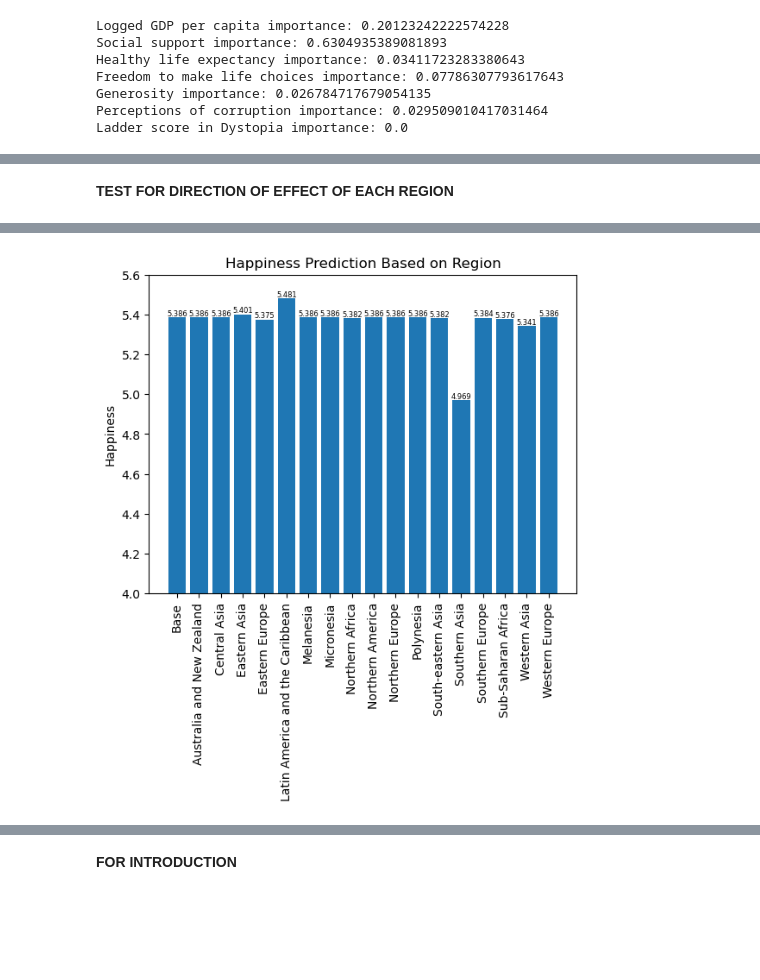
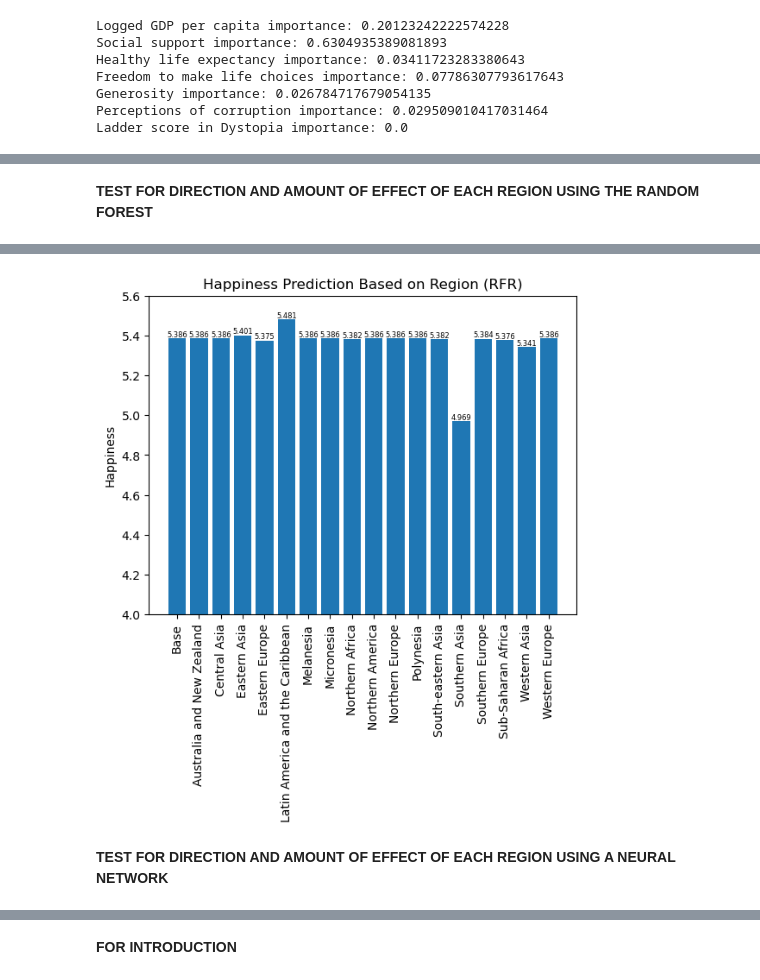
Before and after one commit to yilongsong/economy-happiness, a Jupyter notebook: analyzer.ipynb, the cells around one changed output, grey strips where cells are left out. Drawn from its saved outputs; the diff is of its cells as text; code cells hidden in the pictures; blank space fills up the shorter version.

```diff
--- a/analyzer.ipynb
+++ b/analyzer.ipynb
@@ -497,3 +501,20 @@ Freedom to make life choices importance: 0.07786307793617643
 Generosity importance: 0.026784717679054135
 Perceptions of corruption importance: 0.029509010417031464
 Ladder score in Dystopia importance: 0.0
+# %%
+labels = ['Logged GDP per capita',
+       'Social support', 'Healthy life expectancy',
+       'Freedom to make life choices', 'Generosity',
+       'Perceptions of corruption', 'Ladder score in Dystopia']
+fig, ax = plt.subplots()
+rects = ax.bar(labels, importances)
+
+for rect in rects:
+    height = rect.get_height()
+    ax.text(rect.get_x() + rect.get_width() / 2, height,
+            f'{height:.3f}', ha='center', va='bottom', fontsize=6)
+
+plt.xticks(rotation=90)
+ax.set_ylim(0, 0.65)
+plt.title("Importance of the Seven Features")
+plt.show()
@@ -535,7 +558,7 @@ Sub-Saharan Africa importance: 0.002606798968387098
 Western Asia importance: 0.0011559032845726439
 Western Europe importance: 0.00020932573444550792
 # %% [markdown]
-**TEST FOR DIRECTION OF EFFECT OF EACH REGION**
+**TEST FOR DIRECTION AND AMOUNT OF EFFECT OF EACH REGION USING THE RANDOM FOREST**
 # %%
 regions = ['Australia and New Zealand', 'Central Asia', 'Eastern Asia',
        'Eastern Europe', 'Latin America and the Caribbean', 'Melanesia',
@@ -554,15 +577,18 @@ for i in range(len(regions)):
 X_test_df = pd.DataFrame([X_test], columns=relevant_features+regions)
 # %%
 predictions = []
+X_test_df['Melanesia'] = 1
 prediction = rfr.predict(X_test_df)
 print('Base:', prediction)
 predictions.append(prediction)
+X_test_df['Melanesia'] = 0
 for region in regions:
     X_test_region = X_test_df.copy()
     X_test_region.loc[0, region] = 1
     prediction = rfr.predict(X_test_region)
     print(region, prediction)
     predictions.append(prediction)
+    X_test_region.loc[0, region] = 0
 # %% [output]
 Base: [5.38591]
 Australia and New Zealand [5.38591]
@@ -587,17 +613,19 @@ predictions = [prediction[0] for prediction in predictions]
 # %%
 labels = ['Base'] + regions
 fig, ax = plt.subplots()
 rects = ax.bar(labels, predictions)
 
 for rect in rects:
     height = rect.get_height()
     ax.text(rect.get_x() + rect.get_width() / 2, height,
             f'{height:.3f}', ha='center', va='bottom', fontsize=6)
 
 plt.xticks(rotation=90)
 plt.ylabel("Happiness")
 ax.set_ylim(4, 5.6)
-plt.title("Happiness Prediction Based on Region")
+plt.title("Happiness Prediction Based on Region (RFR)")
 plt.show()
 # %% [output]
-[figure, old version]
+[figure, new version]
+# %% [markdown]
+**TEST FOR DIRECTION AND AMOUNT OF EFFECT OF EACH REGION USING A NEURAL NETWORK**
```
Also changed, not shown: parts of 27 cells of this notebook, 18 other files.
